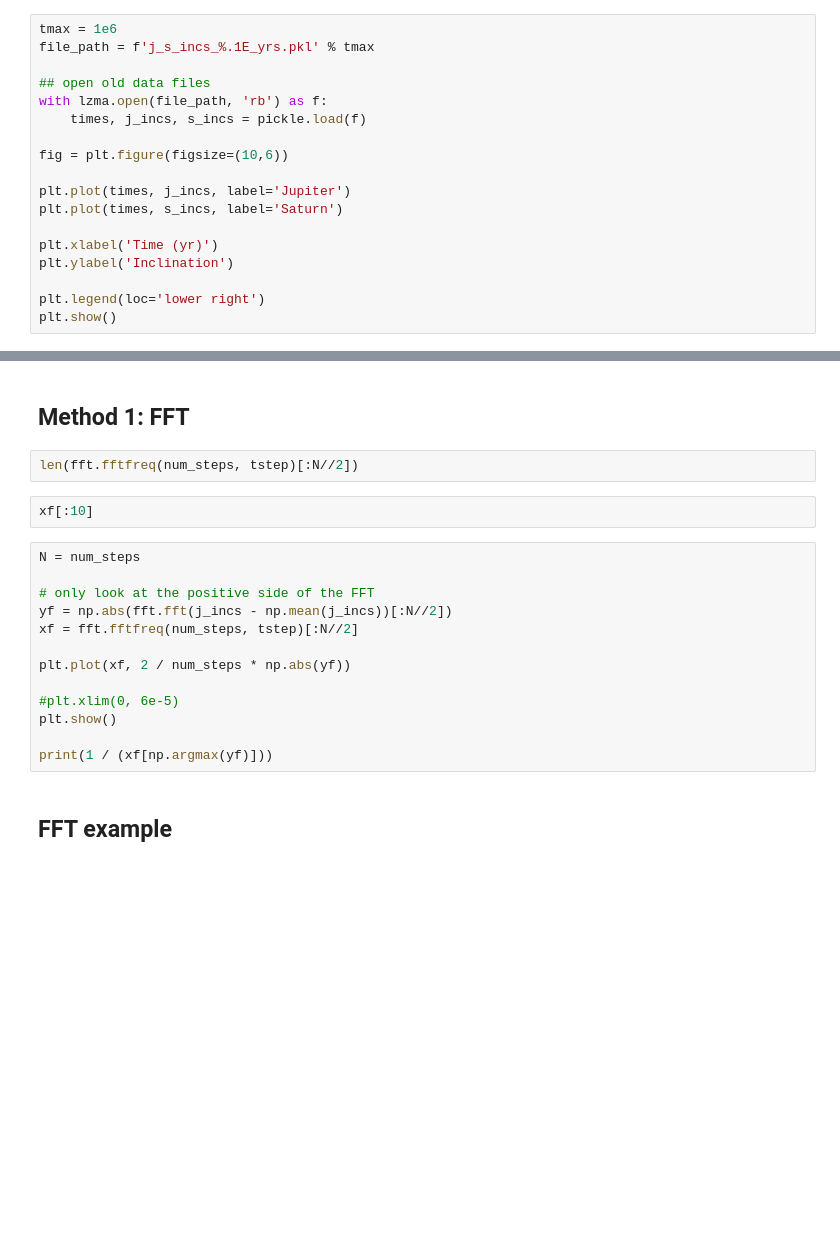
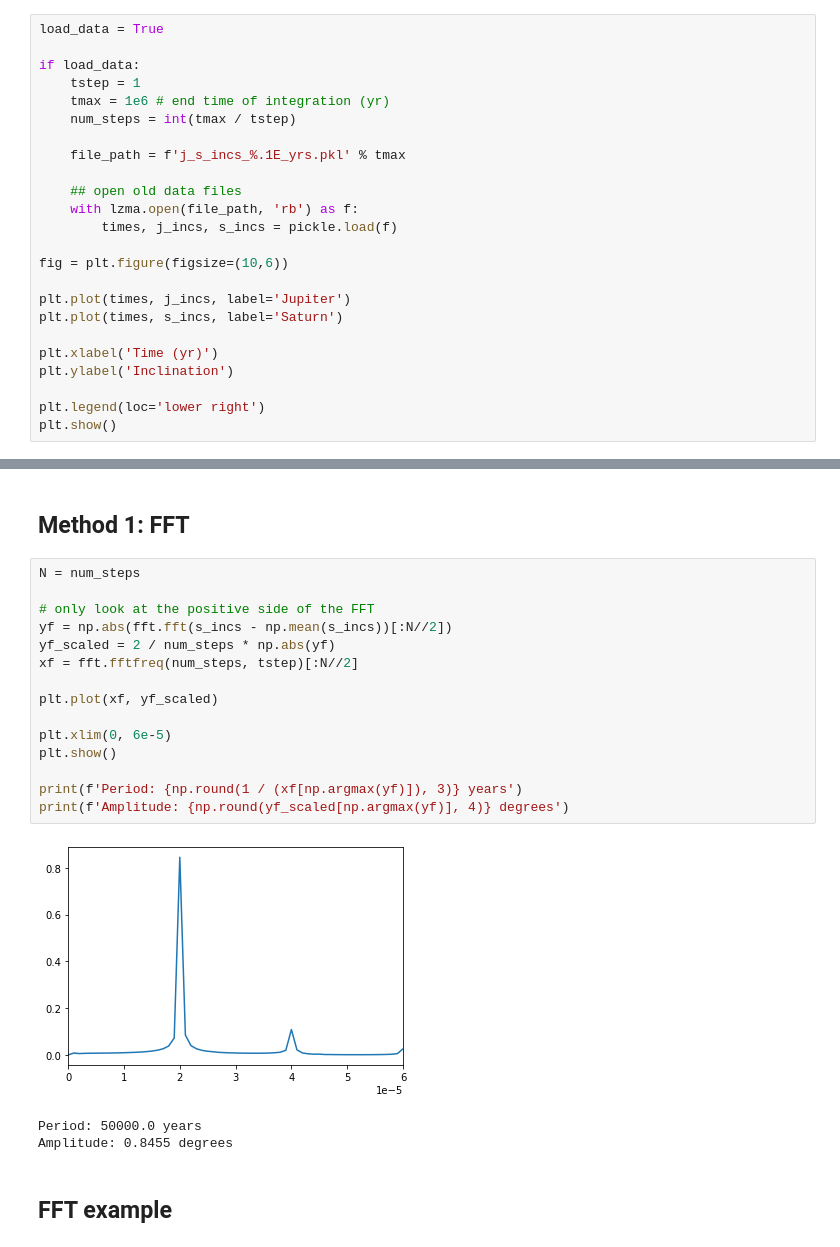
Before and after one commit to Jupiter1994/inc-dynamics, a Jupyter notebook: jupiter_saturn/jupiter_saturn.ipynb, the cells around one changed output, grey strips where cells are left out. Drawn from its saved outputs; the diff is of its cells as text; blank space fills up the shorter version.

Commit message:
FFT amplitudes

```diff
--- a/jupiter_saturn/jupiter_saturn.ipynb
+++ b/jupiter_saturn/jupiter_saturn.ipynb
@@ -52,12 +52,18 @@ file_path = f'j_s_incs_%.1E_yrs.pkl' % tmax
 with lzma.open(file_path, 'wb') as f:
     pickle.dump((times, j_incs, s_incs), f)
 # %%
-tmax = 1e6
-file_path = f'j_s_incs_%.1E_yrs.pkl' % tmax
+load_data = True
 
-## open old data files
-with lzma.open(file_path, 'rb') as f:
-    times, j_incs, s_incs = pickle.load(f)
+if load_data:
+    tstep = 1
+    tmax = 1e6 # end time of integration (yr)
+    num_steps = int(tmax / tstep)
+
+    file_path = f'j_s_incs_%.1E_yrs.pkl' % tmax
+
+    ## open old data files
+    with lzma.open(file_path, 'rb') as f:
+        times, j_incs, s_incs = pickle.load(f)
 
 fig = plt.figure(figsize=(10,6))
 
@@ -75,23 +81,25 @@ plt.show()
 # Decompose into sine waves
 # %% [markdown]
 ## Method 1: FFT
-# %%
-len(fft.fftfreq(num_steps, tstep)[:N//2])
-# %%
-xf[:10]
 # %%
 N = num_steps
 
 # only look at the positive side of the FFT
-yf = np.abs(fft.fft(j_incs - np.mean(j_incs))[:N//2])
+yf = np.abs(fft.fft(s_incs - np.mean(s_incs))[:N//2])
+yf_scaled = 2 / num_steps * np.abs(yf)
 xf = fft.fftfreq(num_steps, tstep)[:N//2]
 
-plt.plot(xf, 2 / num_steps * np.abs(yf))
+plt.plot(xf, yf_scaled)
 
-#plt.xlim(0, 6e-5)
+plt.xlim(0, 6e-5)
 plt.show()
 
-print(1 / (xf[np.argmax(yf)]))
+print(f'Period: {np.round(1 / (xf[np.argmax(yf)]), 3)} years')
+print(f'Amplitude: {np.round(yf_scaled[np.argmax(yf)], 4)} degrees')
+# %% [output]
+[figure, added]
+Period: 50000.0 years
+Amplitude: 0.8455 degrees
 # %% [markdown]
 ## FFT example
 # %% [markdown]
```
Also changed, not shown: parts of 6 cells of this notebook, 1 other file.
